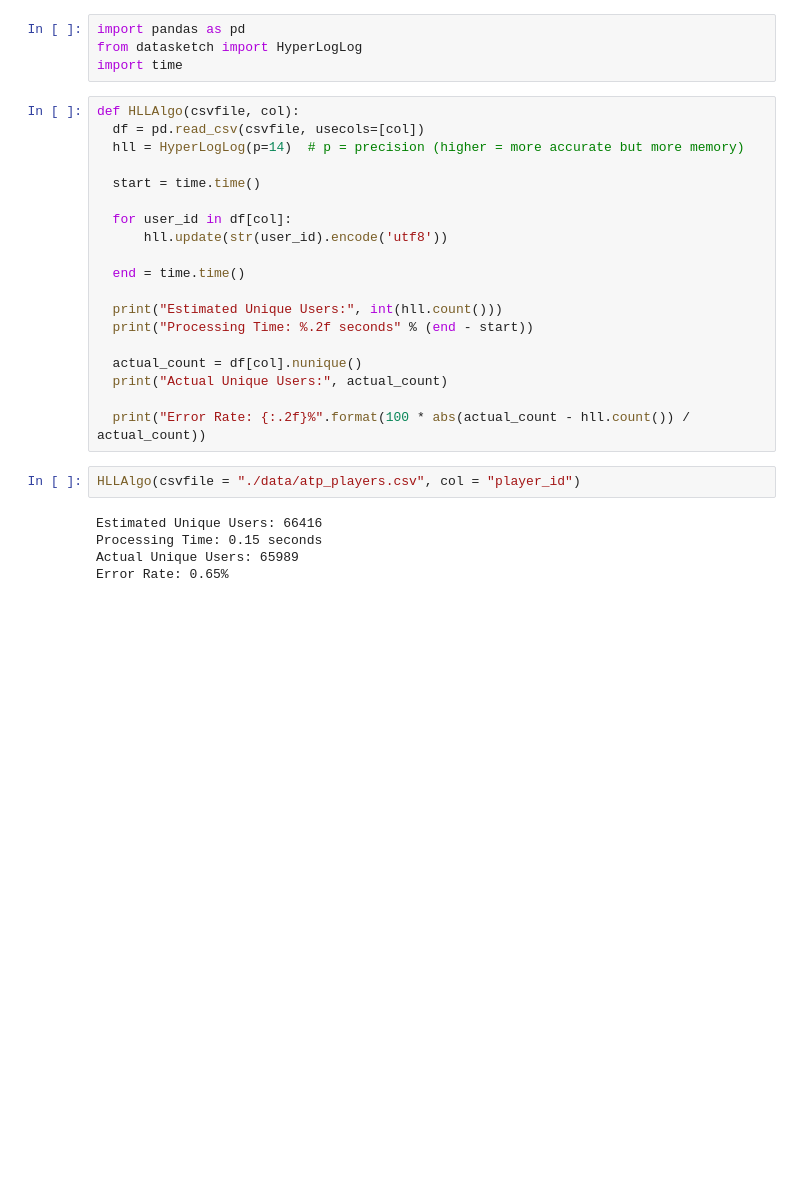
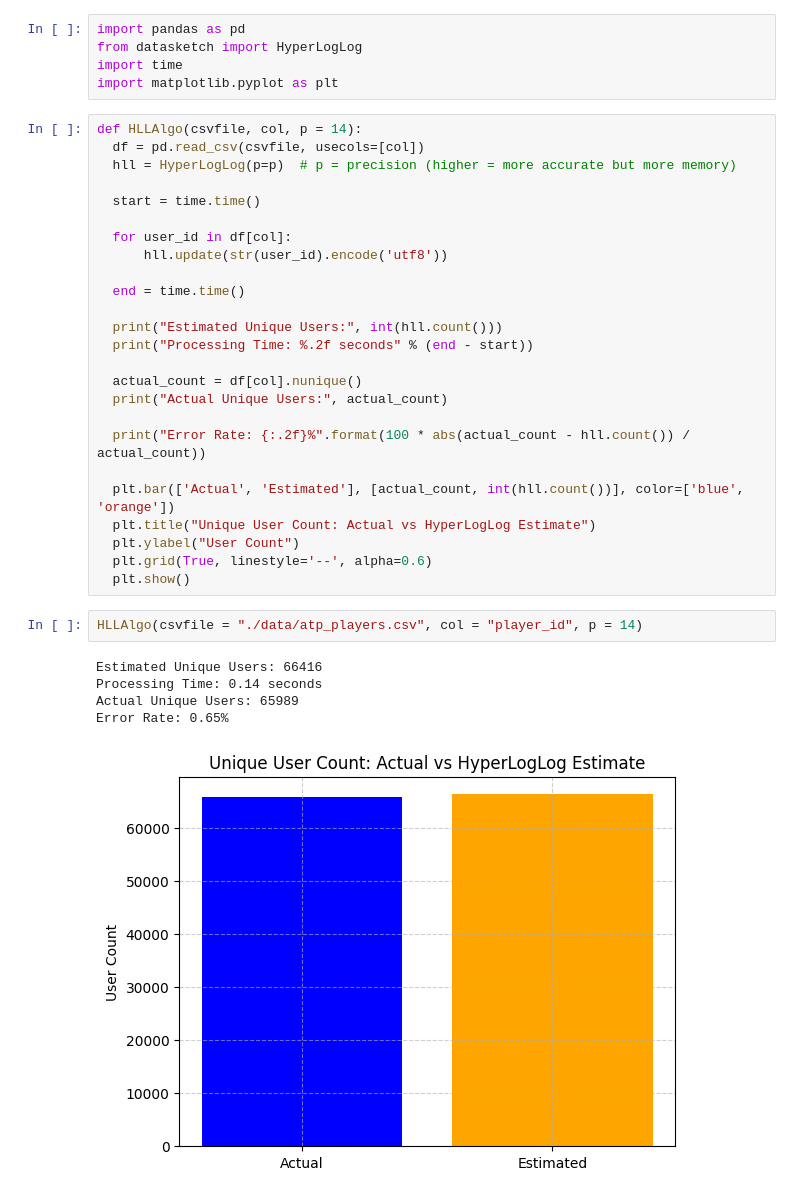
Before and after one commit to MohammadYehya/TennisPredict, a Jupyter notebook: TennisHLL.ipynb, the cells around one changed output. Cells and saved outputs as stored; diff of their text form; blank space fills up the shorter version.

```diff
--- a/TennisHLL.ipynb
+++ b/TennisHLL.ipynb
@@ -2,10 +12,11 @@
 import pandas as pd
 from datasketch import HyperLogLog
 import time
+import matplotlib.pyplot as plt
 # %%
-def HLLAlgo(csvfile, col):
+def HLLAlgo(csvfile, col, p = 14):
   df = pd.read_csv(csvfile, usecols=[col])
-  hll = HyperLogLog(p=14)  # p = precision (higher = more accurate but more memory)
+  hll = HyperLogLog(p=p)  # p = precision (higher = more accurate but more memory)
 
   start = time.time()
 
@@ -21,11 +32,18 @@ def HLLAlgo(csvfile, col):
   print("Actual Unique Users:", actual_count)
 
   print("Error Rate: {:.2f}%".format(100 * abs(actual_count - hll.count()) / actual_count))
+
+  plt.bar(['Actual', 'Estimated'], [actual_count, int(hll.count())], color=['blue', 'orange'])
+  plt.title("Unique User Count: Actual vs HyperLogLog Estimate")
+  plt.ylabel("User Count")
+  plt.grid(True, linestyle='--', alpha=0.6)
+  plt.show()
 # %%
-HLLAlgo(csvfile = "./data/atp_players.csv", col = "player_id")
+HLLAlgo(csvfile = "./data/atp_players.csv", col = "player_id", p = 14)
 # %% [output]
 Estimated Unique Users: 66416
-Processing Time: 0.15 seconds
+Processing Time: 0.14 seconds
 Actual Unique Users: 65989
 Error Rate: 0.65%
+[figure, added]
 # %%
```
Also changed, not shown: parts of 2 cells of this notebook.
